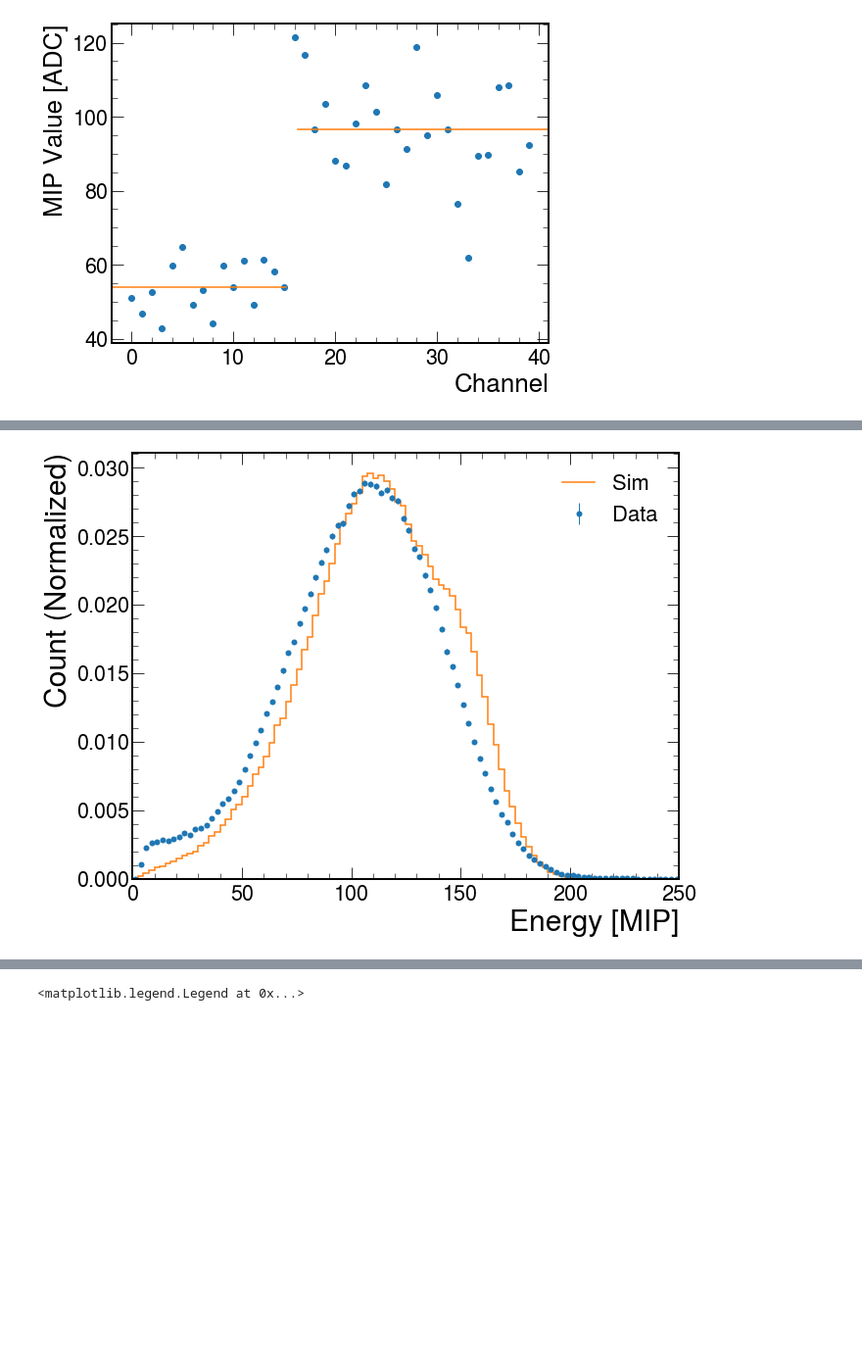
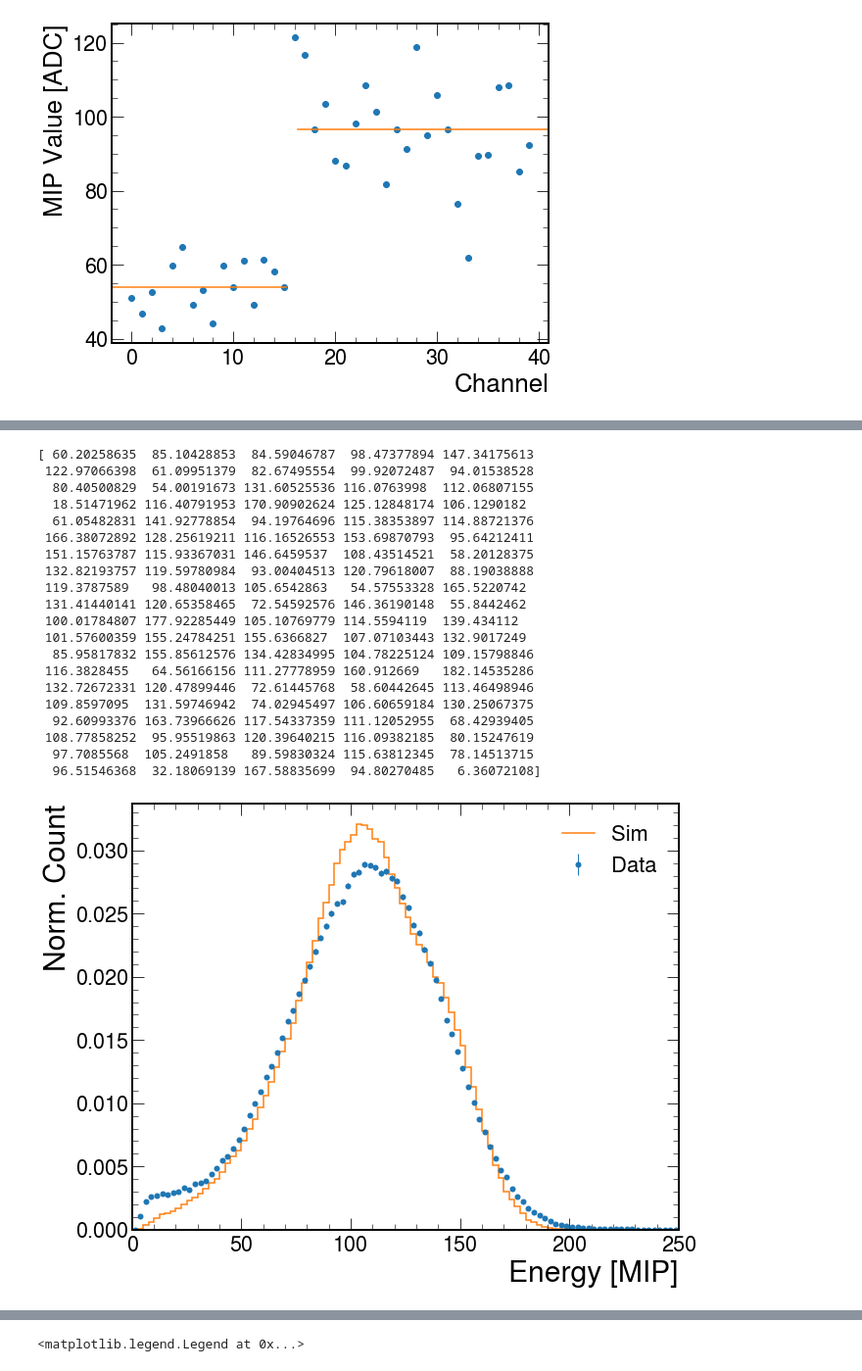
Before and after one commit to sebouh137/beamtest_plots, a Jupyter notebook: TestBeamSimAnalysis.ipynb, the cells around one changed output, grey strips where cells are left out. Shown at 98% size. Saved outputs shown, nothing was run; the diff lists cells and outputs as text; code cells hidden in the pictures; blank space fills up the shorter version.

```diff
--- a/TestBeamSimAnalysis.ipynb
+++ b/TestBeamSimAnalysis.ipynb
@@ -515,7 +566,7 @@ mips = [i * ADCmult for i in mips]
 print(np.mean(mips))
 print(len(df))
 
-data_df = calibrate_dataframe(df, mips, pedMeans)
+data_df = calibrate_dataframe_old(df, mips, pedMeans)
 print(len(data_df))
 beamEvts = len(data_df)
 max_values = get_max_values(data_df)
@@ -534,8 +586,12 @@ for ch in range(40):
     print(ch)
     column_name = f"Ch_{ch:02d}_LG"  # Generate column name
     mask = (layers == ch)
-    cell_values = get_cell_values(hitenergy, mask)  # Get values for the column using the channel number
-    cell_values = [0 if value is None else value for value in cell_values]
+    #cell_values = get_cell_values(hitenergy, mask)  # Get values for the column using the channel number
+    #cell_values = [0 if value is None else value for value in cell_values]
+
+    cell_values = np.where(mask, hitenergy, 0)
+    cell_values = np.sum(cell_values, axis=1)
+
     data[column_name] = cell_values  # Store values in the dictionary
 
 
@@ -544,7 +600,7 @@ for ch in range(40):
 sim_df = pd.DataFrame(data)
 print(len(sim_df))
 
-sim_df = calibrate_dataframe(sim_df, simMips, simPedMeans)
+sim_df = calibrate_dataframe_new(sim_df, simMips, simPedMeans)
 print(sim_df)
 sim_df = max_out(sim_df, max_values)
 simEvts = len(sim_df)
@@ -733,6 +795,7 @@ h = hist.Hist(hist.axis.Regular(100, 0, 250, name="data"))
 ch_sum = calculate_channel_sums(data_df, channel_numbers)
 
 
+print(ch_sum[-100:])
 
 h.fill(ch_sum)
 errors = np.sqrt(h.view())
@@ -779,13 +842,13 @@ h.fill(ch_sum)
 errors = np.sqrt(h.view())
 errors = errors/simEvts
 h = (h / simEvts)
-h.plot(color='tab:orange',label="Sim")
+#h.plot(color='tab:orange',label="Sim")
 # Create a numpy array for the bin centers
 bin_centers = 0.5 * (h.axes[0].edges[:-1] + h.axes[0].edges[1:])
 
 # Plot the histogram with error bars
 #plt.errorbar(bin_centers, h.view(), yerr=errors, fmt='o', ecolor='tab:orange', color='tab:orange', capsize=0, elinewidth=1, markeredgewidth=0,label="Sim")
-#h.plot(color='tab:orange',label="Sim")
+h.plot(color='tab:orange',label="Sim")
 plt.legend(fontsize=22,loc='upper right')
 
 # Calculate the square root of the histogram values (errors)
@@ -795,35 +858,55 @@ bin_centers = 0.5 * (h.axes[0].edges[:-1] + h.axes[0].edges[1:])
 # Plot the histogram with error bars
 #plt.errorbar(bin_centers, h.view(), yerr=errors, fmt='none', ecolor='red', capsize=0, elinewidth=1, markeredgewidth=0)
 
 minFit = np.mean(ch_sum) - 0.5*statistics.pstdev(ch_sum)
 maxFit = np.mean(ch_sum) + 0.5*statistics.pstdev(ch_sum)
 fitMask = (bin_centers > minFit) & (bin_centers < maxFit)
 data = h.values()[fitMask]
 bins = bin_centers[fitMask]
 
 # Initial parameter values for the fit
 initial_params = [0.03, 100, 50]
 # Create Minuit object and set up the fit
 m = Minuit(least_squares_loss, A=initial_params[0], mu=initial_params[1], sigma=initial_params[2])
 # Perform the fit
 m.migrad()
 # Get the fitted parameters
 fitted_params = m.values
 A_fit = fitted_params['A']
 mu_fit = fitted_params['mu']
 sigma_fit = fitted_params['sigma']
 x = np.linspace(min(bins), max(bins), 1000)
 y_fit = gauss(x, A_fit, mu_fit, sigma_fit)
 res = 100*abs(sigma_fit)/mu_fit
 fitMask = (x > minFit) & (x < maxFit)
 #plt.plot(x[fitMask], y_fit[fitMask], 'tab:orange', label='Sim Fit \n$\mu$=%2.0f MIPs, \n$\sigma=$%2.0f MIPs'%(mu_fit,abs(sigma_fit)),zorder=3)
 plt.xlim(0,250)
 plt.xlabel('Energy [MIP]', fontsize=30)
-plt.ylabel('Count (Normalized)', fontsize=30)
+plt.ylabel('Norm. Count', fontsize=30)
 plt.legend(fontsize=22,loc='upper right')
 plt.savefig('Plots/TotEnergy.pdf', format='pdf')
 # %% [output]
+[ 60.20258635  85.10428853  84.59046787  98.47377894 147.34175613
+ 122.97066398  61.09951379  82.67495554  99.92072487  94.01538528
+  80.40500829  54.00191673 131.60525536 116.0763998  112.06807155
+  18.51471962 116.40791953 170.90902624 125.12848174 106.1290182
+  61.05482831 141.92778854  94.19764696 115.38353897 114.88721376
+ 166.38072892 128.25619211 116.16526553 153.69870793  95.64212411
+ 151.15763787 115.93367031 146.6459537  108.43514521  58.20128375
+ 132.82193757 119.59780984  93.00404513 120.79618007  88.19038888
+ 119.3787589   98.48040013 105.6542863   54.57553328 165.5220742
+ 131.41440141 120.65358465  72.54592576 146.36190148  55.8442462
+ 100.01784807 177.92285449 105.10769779 114.5594119  139.434112
+ 101.57600359 155.24784251 155.6366827  107.07103443 132.9017249
+  85.95817832 155.85612576 134.42834995 104.78225124 109.15798846
+ 116.3828455   64.56166156 111.27778959 160.912669   182.14535286
+ 132.72672331 120.47899446  72.61445768  58.60442645 113.46498946
+ 109.8597095  131.59746942  74.02945497 106.60659184 130.25067375
+  92.60993376 163.73966626 117.54337359 111.12052955  68.42939405
+ 108.77858252  95.95519863 120.39640215 116.09382185  80.15247619
+  97.7085568  105.2491858   89.59830324 115.63812345  78.14513715
+  96.51546368  32.18069139 167.58835699  94.80270485   6.36072108]
-[figure, old version]
+[figure, new version]
 # %%
 #plot calibrated total energy spectra, this is where we get our detector resolution
 
```
Also changed, not shown: parts of 17 cells of this notebook.
